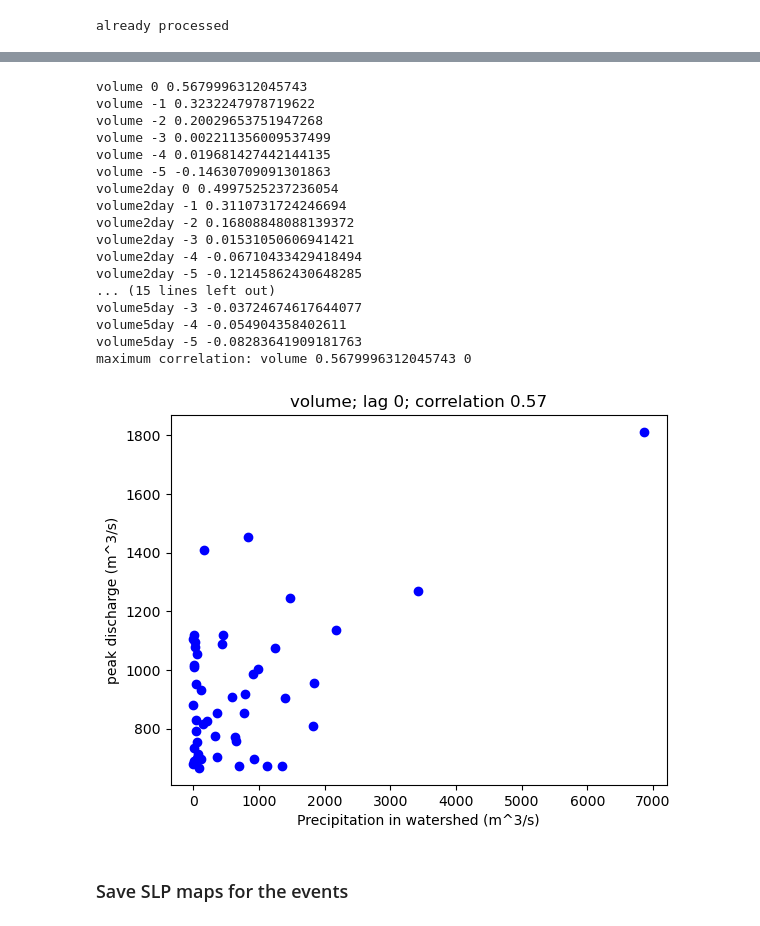
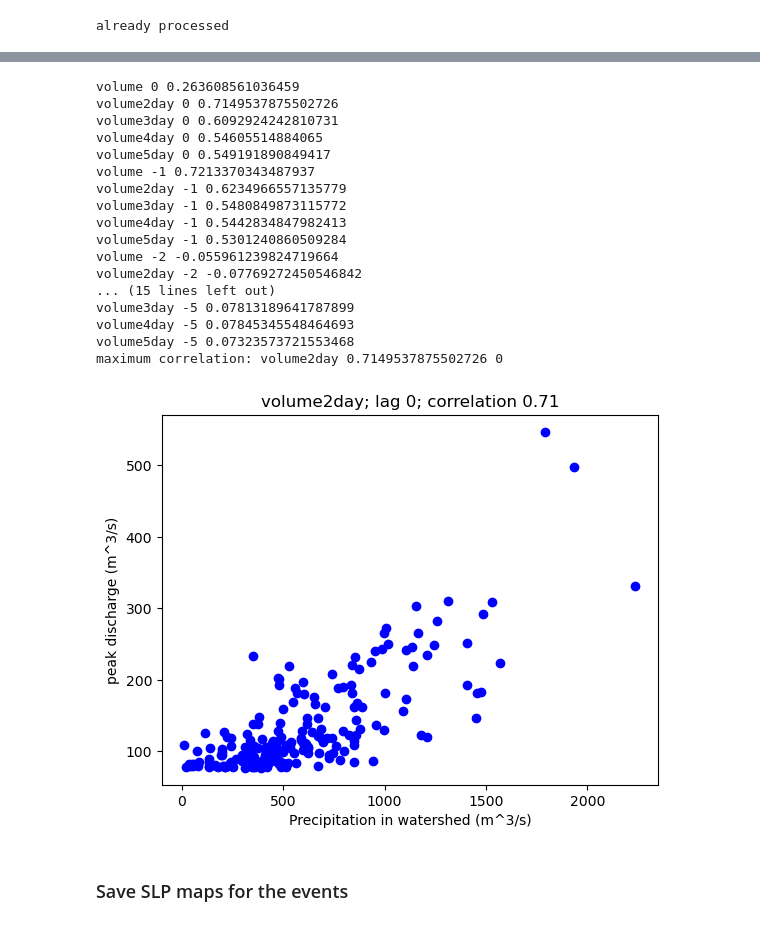
Before and after one commit to zappag/FLORA, a Jupyter notebook: explore.ipynb, the cells around one changed output, grey strips where cells are left out. Drawn from its saved outputs; the diff is of its cells as text; code cells hidden in the pictures.

```diff
--- a/explore.ipynb
+++ b/explore.ipynb
@@ -470,9 +474,9 @@ def find_events(xdata, prcth, gap=0):
 
 # minimum number of time steps below threshold between independent events. Otherwise it's the same event
 if tres=='day':
-    steps_independent_event=6
+    steps_independent_event=2
 elif tres=='6h':
-    steps_independent_event=3
+    steps_independent_event=8
 
 # threshold precentile for event definition (across all timesteps)
 prcth=95
@@ -480,7 +484,7 @@ df_events,dis_threshold=find_events(xds_hazard['dis24'],prcth,steps_independent_
 
 plt.figure
 plt.plot(df_events['n_days'],df_events['max_value'],marker='o', linestyle='None', markersize=5, color='blue')
-plt.xlabel(f'length events ({tres}) steps)')
+plt.xlabel(f'length events ({tres})')
 plt.ylabel('event peak (discharge)')
 plt.title(f'Events exceeding {prcth}-ptile, {dis_threshold:,.2f} m^3/s')
 
@@ -489,6 +493,10 @@ print(f"Number of events: {len(df_events)}")
 print('Discharge threshold for events: ',dis_threshold)
 print(df_events)
 
+# save figure
+figname=f"{figdir}/{HazardDef}_events_p{prcth}_peak_vs_duration.png"
+fig.savefig(figname)
+
 # save dataframe
 filename_events=f"{figdir}/{HazardDef}_events_p{prcth}.xlsx"
 df_events.to_excel(filename_events, index=True)  # Requires openpyxl
@@ -605,8 +627,11 @@ def lag_time_string(time, lag):
     return time
 
 # function to identify the accumulation of precipitation and lags that maximizes the correlation with the peak discharge
-def find_maximum_correlation(xds_precip,xds_hazard,time_start = None, time_end = None, lags=[0]):
-    volume_names=('volume', 'volume2day', 'volume3day', 'volume4day', 'volume5day')
+def find_maximum_correlation(xds_precip,xds_hazard,metric,time_start = None, time_end = None, lags=[0]):
+    if metric=='volume':
+        volume_names=('volume', 'volume2day', 'volume3day', 'volume4day', 'volume5day')
+    elif metric=='pr':
+        volume_names=('pr', 'pr2day', 'pr3day', 'pr4day', 'pr5day')
     hazard_name='dis24'
     corr_max=0
     vn_max = None
@@ -635,7 +660,7 @@ def find_maximum_correlation(xds_precip,xds_hazard,time_start = None, time_end =
 time_start_xcorr="1992-01-03"
 time_end_xcorr="2022-12-31"
 lags=[0, -1, -2, -3, -4, -5]
-vol_max, corr_max, lag_max = find_maximum_correlation(xds_pr_ws_ms,xds_hazard,time_start_xcorr,time_end_xcorr,lags)
+vol_max, corr_max, lag_max = find_maximum_correlation(xds_pr_ws_ms,xds_hazard,'volume',time_start_xcorr,time_end_xcorr,lags)
 print('maximum correlation:',vol_max, corr_max, lag_max)
 
 # set lagged start/end for precip
@@ -676,5 +701,6 @@ Text(0.5, 1.0, 'volume5day precipitation vs peak discharge')
 # %%
-def find_maximum_correlation_events(xds_precip,xds_hazard,events,lags):
+def find_maximum_correlation_events(xds_precip,xds_hazard,events,lags,method):
+    from scipy.stats import spearmanr
     volume_names=('volume', 'volume2day', 'volume3day', 'volume4day', 'volume5day')
     hazard_name='dis24'
     corr_max=0
@@ -683,60 +709,65 @@ def find_maximum_correlation_events(xds_precip,xds_hazard,events,lags):
 
     # select events
     hazard_ts=xds_hazard[hazard_name].sel(time=events['max_time'].values,method='nearest')
-    for vn in volume_names:
-        for lag in lags:
+    for lag in lags:
+        for vn in volume_names:
             # shift precipitation based on lag
             precip_shift=xds_precip[vn].sel(time=(events['max_time']+pd.Timedelta(days=lag)).values,method='nearest')
-            corr=np.corrcoef(precip_shift.values,hazard_ts.values)[0,1]
+            if method=='spearman':
+                corr=spearmanr(precip_shift.values,hazard_ts.values)[0]
+            elif method=='pearson':
+                corr=np.corrcoef(precip_shift.values,hazard_ts.values)[0,1]
             print(vn,lag,corr)
-            if corr>corr_max:
+            # test for relevant increase in maximum correlation
+            if corr>corr_max*(1+1/np.sqrt(precip_shift.size)):
                 corr_max=corr
                 vn_max=vn
                 lag_max=lag
     return vn_max, corr_max, lag_max
 
 
 # subset events based on time range available for both EMO and EFAS
 subset_emo=(df_events['max_time']>=time_start_xcorr) & (df_events['max_time']<=time_end_xcorr)
 df_events4emo=df_events[subset_emo]
 
 lags=[0, -1, -2, -3, -4, -5]
-vol_max, corr_max, lag_max = find_maximum_correlation_events(xds_pr_ws_ms,xds_hazard,df_events4emo,lags)
+
+# plot for volume
+vol_max, corr_max, lag_max = find_maximum_correlation_events(xds_pr_ws_ms,xds_hazard,df_events4emo,lags,'spearman')
 print('maximum correlation:',vol_max, corr_max, lag_max)
-
 
 # plot scatter plot of most correlated variables
 xds_hazard_tail=xds_hazard.sel(time=df_events4emo['max_time'].values,method='nearest')
 xds_pr_ws_ms_shift=xds_pr_ws_ms.sel(time=(df_events4emo['max_time']+pd.Timedelta(days=lag_max)).values,method='nearest')
 
 plt.figure()
 plt.scatter(xds_pr_ws_ms_shift[vol_max].values, xds_hazard_tail[disname].values, marker='o', color='blue')
 plt.xlabel('Precipitation in watershed (m^3/s)')
 plt.ylabel('peak discharge (m^3/s)')
 plt.title(f'{vol_max}; lag {lag_max}; correlation {corr_max:.2f}')
 
 # save figure
-figname=f"{figdir}/{HazardDef}_events_p{prcth}_scatter_precip_vs_discharge.png"
+figname=f"{figdir}/{HazardDef}_events_p{prcth}_scatter_volume_vs_discharge.png"
 plt.savefig(figname)
 # %% [output]
-volume 0 0.5679996312045743
-volume -1 0.3232247978719622
-volume -2 0.20029653751947268
-volume -3 0.002211356009537499
-volume -4 0.019681427442144135
-volume -5 -0.14630709091301863
-volume2day 0 0.4997525237236054
-volume2day -1 0.3110731724246694
-volume2day -2 0.16808848088139372
-volume2day -3 0.01531050606941421
-volume2day -4 -0.06710433429418494
-volume2day -5 -0.12145862430648285
+volume 0 0.263608561036459
+volume2day 0 0.7149537875502726
+volume3day 0 0.6092924242810731
+volume4day 0 0.54605514884065
+volume5day 0 0.549191890849417
+volume -1 0.7213370343487937
+volume2day -1 0.6234966557135779
+volume3day -1 0.5480849873115772
+volume4day -1 0.5442834847982413
+volume5day -1 0.5301240860509284
+volume -2 -0.055961239824719664
+volume2day -2 -0.07769272450546842
 ... (15 lines left out)
-volume5day -3 -0.03724674617644077
-volume5day -4 -0.054904358402611
-volume5day -5 -0.08283641909181763
-maximum correlation: volume 0.5679996312045743 0
+volume3day -5 0.07813189641787899
+volume4day -5 0.07845345548464693
+volume5day -5 0.07323573721553468
+maximum correlation: volume2day 0.7149537875502726 0
-[figure, old version]
+[figure, new version]
 # %% [markdown]
 ### Save SLP maps for the events
 # %%
```
Also changed, not shown: parts of 24 cells of this notebook.
